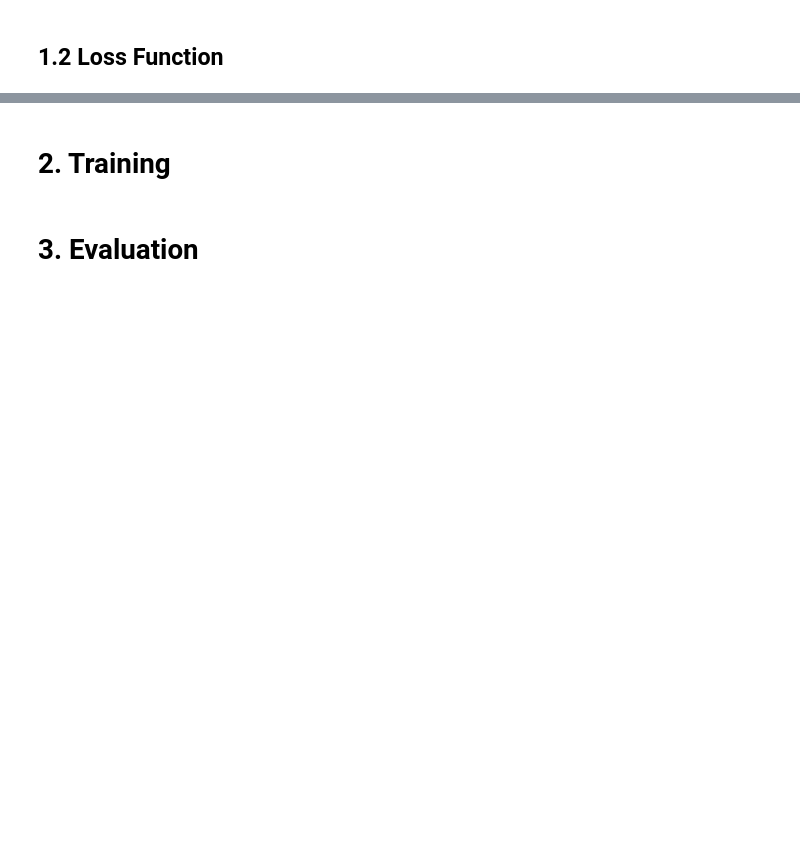
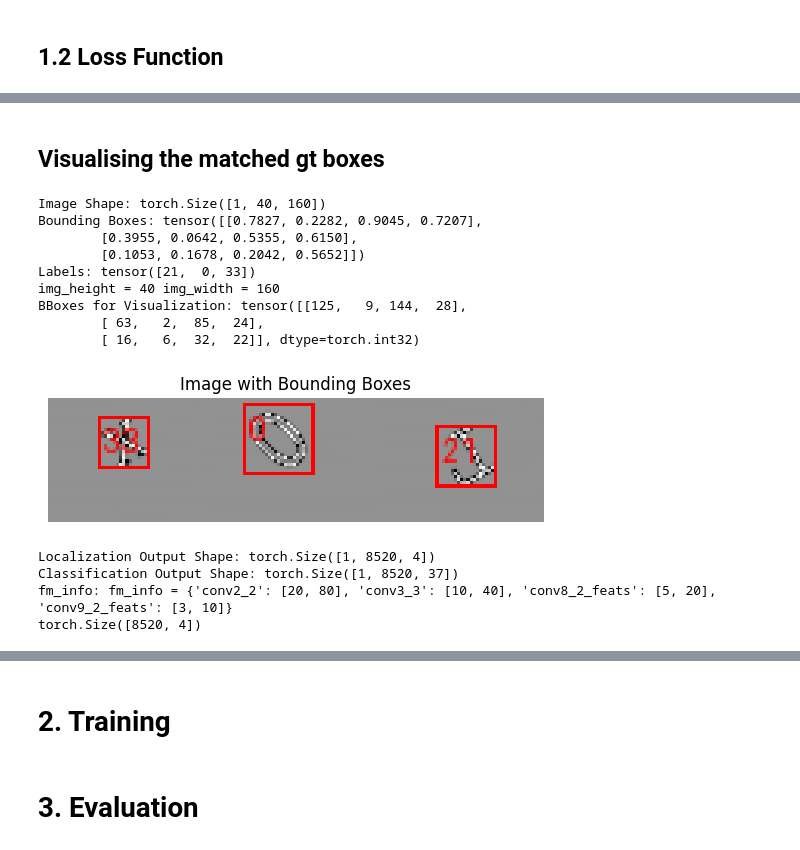
Before and after one commit to suman1209/UTN_Captcha_Detector, a Jupyter notebook: notebooks/ssd_captcha_template.ipynb, the cells around one changed output, grey strips where cells are left out. Drawn from its saved outputs; the diff is of its cells as text; code cells hidden in the pictures; blank space fills up the shorter version.

```diff
--- a/notebooks/ssd_captcha_template.ipynb
+++ b/notebooks/ssd_captcha_template.ipynb
@@ -83,7 +91,7 @@ from src_code.data_utils.augmentation import Augmentations
 # if the preprocessed dataset is not available, run create it using src_code/data_utils/preprocessing.py
 
 # Create dataset
-dataset = CaptchaDataset(preprocessed_dir, labels_dir, downscale_factor=4, augment=True)
+dataset = CaptchaDataset(config)
 
 # Load a sample
 image, bboxes, labels = dataset[0]
@@ -94,7 +102,7 @@ print("Labels:", labels)
 
 
 # Create DataLoader
-dataloader = get_dataloader(dataset, batch_size=4, shuffle=True)
+dataloader = get_dataloader(dataset, config)
 
 # Load a single batch
 images, bboxes, labels = next(iter(dataloader))
@@ -231,0 +256,2 @@ debug_info
+# %% [markdown]
+## Visualising the matched gt boxes
@@ -231,0 +262,71 @@ debug_info
+# %%
+# dataset = CaptchaDataset(preprocessed_dir, labels_dir, downscale_factor=False, augment=True)
+# Load one sample for visualization
+image, bboxes, labels = dataset[0]
+
+print("Image Shape:", image.shape)
+print("Bounding Boxes:", bboxes)
+print("Labels:", labels)
+
+
+def plot_image_with_bboxes(image, bboxes, labels, title="Image with Bounding Boxes"):
+    img_height, img_width = image.shape[1], image.shape[2]
+    print(f"{img_height = }", f"{img_width = }")
+    # Scale normalized bboxes to absolute pixel values for visualization
+    # TODO: --> * 4 used for non flipped images: works
+    # Issue with flipped ones
+    # How to test: set flip prob to one and you will see :)
+    bboxes[:, [0, 2]] *= img_width
+    bboxes[:, [1, 3]] *= img_height
+
+    # Convert to integer values for plotting
+    bboxes_abs = bboxes.to(torch.int)
+
+    print("BBoxes for Visualization:", bboxes_abs)
+
+    # Ensure labels are strings
+    if isinstance(labels, torch.Tensor):
+        labels = labels.tolist()
+        labels = [str(l) for l in labels]
+
+    # TODO: Image to RGB
+
+    # Draw bboxes
+    image_with_boxes = draw_bounding_boxes(image, bboxes_abs, labels=labels, colors="red", width=1)
+
+    # image tensor to NumPy for visualization
+    img = image_with_boxes.permute(1, 2, 0).numpy()
+
+    plt.imshow(img)
+    plt.axis("off")
+    plt.title(title)
+    plt.show()
+
+
+plot_image_with_bboxes(image, bboxes, labels)
+# %% [output]
+Image Shape: torch.Size([1, 40, 160])
+Bounding Boxes: tensor([[0.7827, 0.2282, 0.9045, 0.7207],
+        [0.3955, 0.0642, 0.5355, 0.6150],
+        [0.1053, 0.1678, 0.2042, 0.5652]])
+Labels: tensor([21,  0, 33])
+img_height = 40 img_width = 160
+BBoxes for Visualization: tensor([[125,   9, 144,  28],
+        [ 63,   2,  85,  24],
+        [ 16,   6,  32,  22]], dtype=torch.int32)
+[figure, added]
+# %%
+test_input = torch.randn(1, 1, 40, 160)  # Maintain rectangular aspect ratio
+pred_locs, pred_cls, fm_info = ssd_model(test_input)
+print(f"Localization Output Shape: {pred_locs.shape}")
+print(f"Classification Output Shape: {pred_cls.shape}")
+print(f"fm_info: {fm_info = }")
+# Generating default boxes for different feature maps
+feature_map_shapes = fm_info.values()  # Example feature map sizes for rectangular input
+raw_db = ssd_model.generate_default_boxes()
+print(raw_db.shape)
+# %% [output]
+Localization Output Shape: torch.Size([1, 8520, 4])
+Classification Output Shape: torch.Size([1, 8520, 37])
+fm_info: fm_info = {'conv2_2': [20, 80], 'conv3_3': [10, 40], 'conv8_2_feats': [5, 20], 'conv9_2_feats': [3, 10]}
+torch.Size([8520, 4])
```
Also changed, not shown: parts of 15 cells of this notebook, 4 other files.
